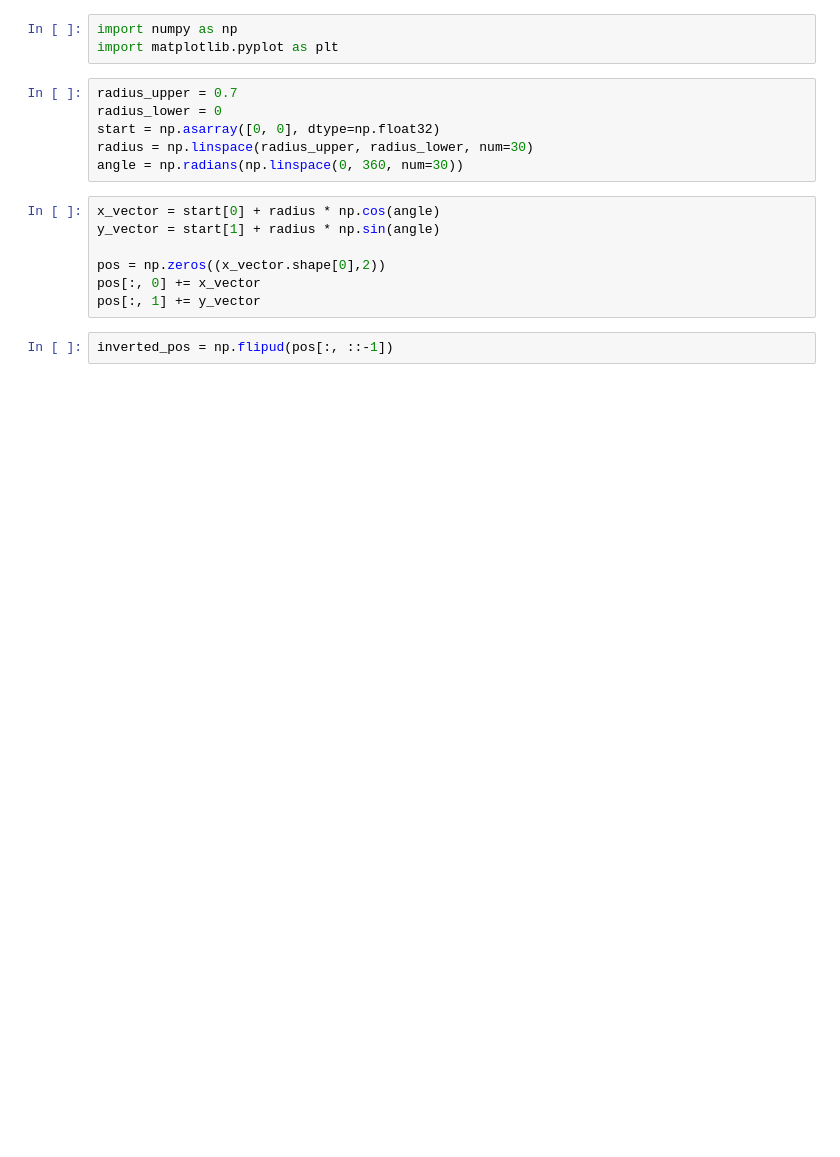
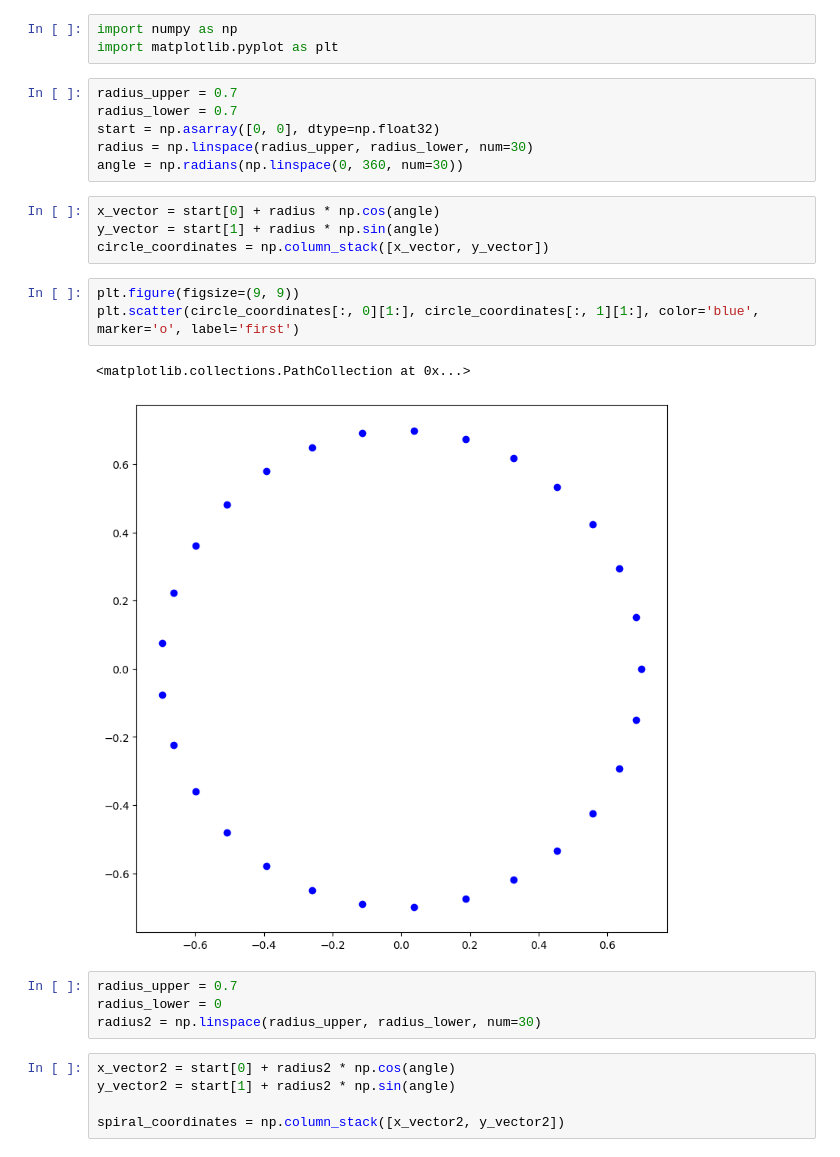
Before and after one commit to Food-Ninja/MixingIngredients, a Jupyter notebook: ipynb/motion.ipynb, the cells around one changed output. Drawn from its saved outputs; the diff is of its cells as text; blank space fills up the shorter version.

```diff
--- a/ipynb/motion.ipynb
+++ b/ipynb/motion.ipynb
@@ -3,16 +3,26 @@ import numpy as np
 import matplotlib.pyplot as plt
 # %%
 radius_upper = 0.7
-radius_lower = 0
+radius_lower = 0.7
 start = np.asarray([0, 0], dtype=np.float32)
 radius = np.linspace(radius_upper, radius_lower, num=30)
 angle = np.radians(np.linspace(0, 360, num=30))
 # %%
 x_vector = start[0] + radius * np.cos(angle)
 y_vector = start[1] + radius * np.sin(angle)
-
-pos = np.zeros((x_vector.shape[0],2))
-pos[:, 0] += x_vector
-pos[:, 1] += y_vector
+circle_coordinates = np.column_stack([x_vector, y_vector])
-# %%
-inverted_pos = np.flipud(pos[:, ::-1])
+# %%
+plt.figure(figsize=(9, 9))
+plt.scatter(circle_coordinates[:, 0][1:], circle_coordinates[:, 1][1:], color='blue', marker='o', label='first')
+# %% [output]
+<matplotlib.collections.PathCollection at 0x...>
+[figure, added]
+# %%
+radius_upper = 0.7
+radius_lower = 0
+radius2 = np.linspace(radius_upper, radius_lower, num=30)
+# %%
+x_vector2 = start[0] + radius2 * np.cos(angle)
+y_vector2 = start[1] + radius2 * np.sin(angle)
+
+spiral_coordinates = np.column_stack([x_vector2, y_vector2])
```
Also changed, not shown: parts of 12 cells of this notebook.
